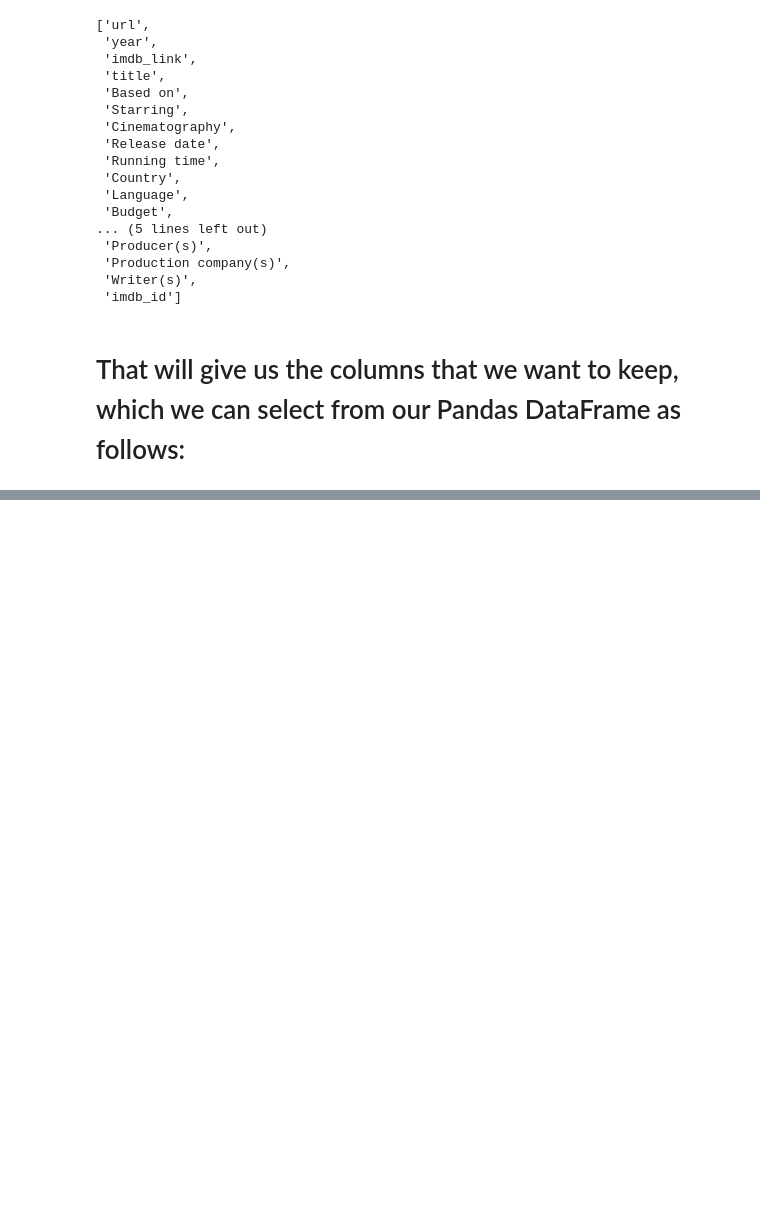
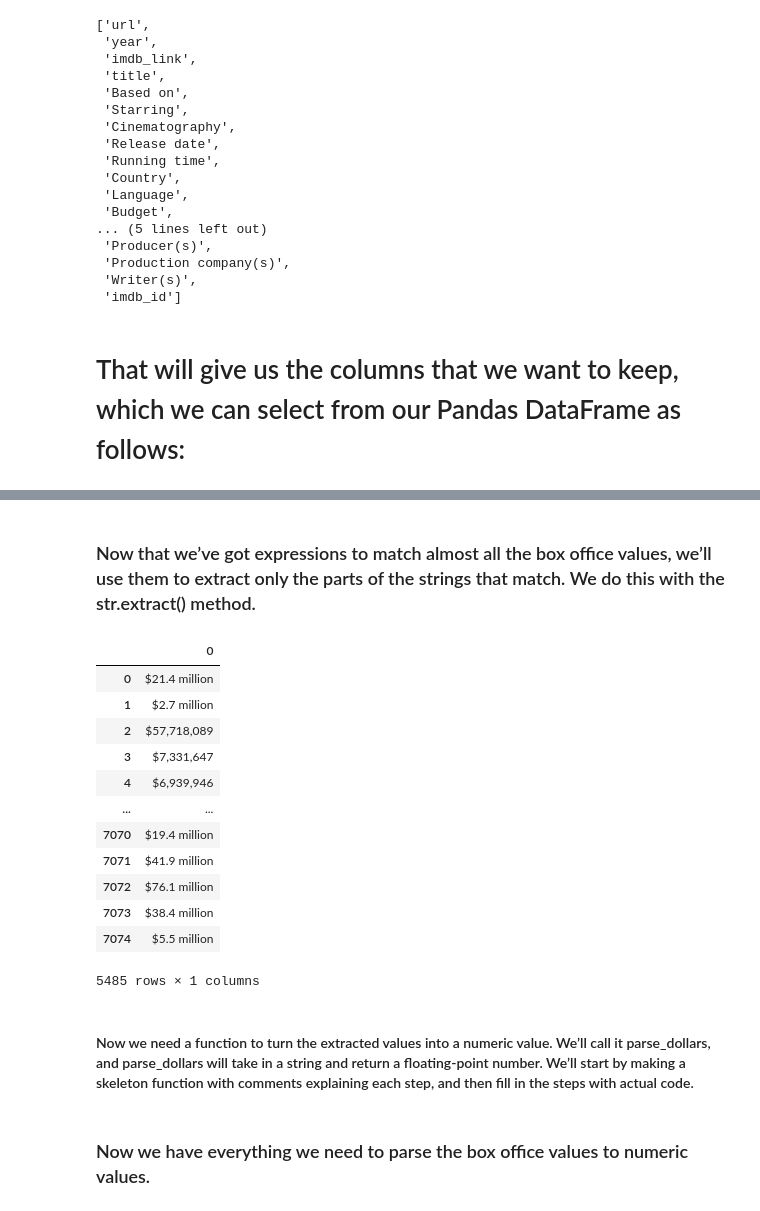
Before and after one commit to femolyn1/Movies_ETL, a Jupyter notebook: Module 8 .ipynb, the cells around one changed output, grey strips where cells are left out. Saved outputs shown, nothing was run; the diff lists cells and outputs as text; code cells hidden in the pictures; blank space fills up the shorter version.

```diff
--- a/Module 8 .ipynb
+++ b/Module 8 .ipynb
@@ -431,0 +476,3 @@ wiki_movies_df.head(2)
+# %%
+
+box_office = wiki_movies_df['Box office'].dropna()
@@ -431,0 +522,2 @@ wiki_movies_df.head(2)
+# %%
+box_office = box_office.apply(lambda x: ' '.join(x) if type(x) == list else x)
@@ -431,0 +611,2 @@ wiki_movies_df.head(2)
+# %%
+box_office = box_office.str.replace(r'\$.*[-—–](?![a-z])', '$', regex=True)
@@ -431,0 +619,20 @@ wiki_movies_df.head(2)
+# %% [markdown]
+### Now that we’ve got expressions to match almost all the box office values, we’ll use them to extract only the parts of the strings that match. We do this with the str.extract() method.
+# %%
+box_office.str.extract(f'({form_one}|{form_two})')
+# %% [output]
+|  | 0 |
+| 0 | $21.4 million |
+| 1 | $2.7 million |
+| 2 | $57,718,089 |
+| 3 | $7,331,647 |
+| 4 | $6,939,946 |
+| ... | ... |
+| 7070 | $19.4 million |
+| 7071 | $41.9 million |
+| 7072 | $76.1 million |
+| 7073 | $38.4 million |
+| 7074 | $5.5 million |
+5485 rows × 1 columns
+# %% [markdown]
+#### Now we need a function to turn the extracted values into a numeric value. We’ll call it parse_dollars, and parse_dollars will take in a string and return a floating-point number. We’ll start by making a skeleton function with comments explaining each step, and then fill in the steps with actual code.
@@ -431,0 +684,2 @@ wiki_movies_df.head(2)
+# %% [markdown]
+### Now we have everything we need to parse the box office values to numeric values.
```
Also changed, not shown: parts of 95 cells of this notebook.
